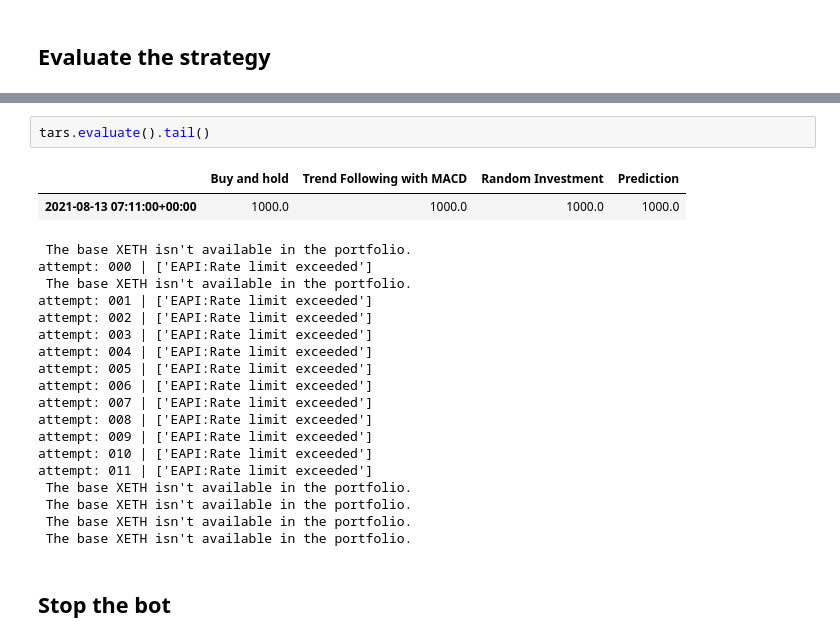
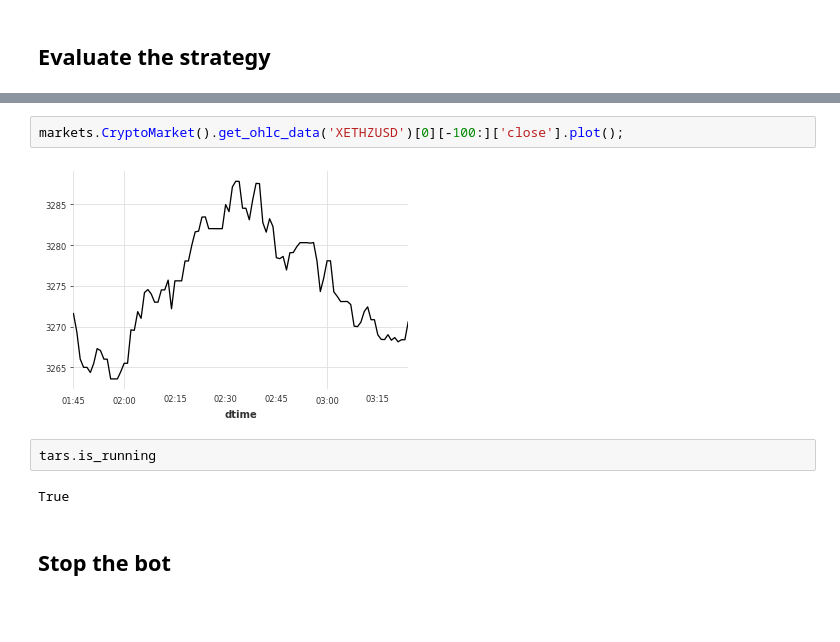
Before and after one commit to fredmontet/tars, a Jupyter notebook: notebooks/tutorials/trade-virtually.ipynb, the cells around one changed output, grey strips where cells are left out. Drawn from its saved outputs; the diff is of its cells as text; blank space fills up the shorter version.

```diff
--- a/notebooks/tutorials/trade-virtually.ipynb
+++ b/notebooks/tutorials/trade-virtually.ipynb
@@ -62,26 +89,11 @@ tars.plot()
-# %%
-tars.evaluate().tail()
-# %% [output]
-|  | Buy and hold | Trend Following with MACD | Random Investment | Prediction |
-| 2021-08-13 07:11:00+00:00 | 1000.0 | 1000.0 | 1000.0 | 1000.0 |
- The base XETH isn't available in the portfolio.
-attempt: 000 | ['EAPI:Rate limit exceeded']
- The base XETH isn't available in the portfolio.
-attempt: 001 | ['EAPI:Rate limit exceeded']
-attempt: 002 | ['EAPI:Rate limit exceeded']
-attempt: 003 | ['EAPI:Rate limit exceeded']
-attempt: 004 | ['EAPI:Rate limit exceeded']
-attempt: 005 | ['EAPI:Rate limit exceeded']
-attempt: 006 | ['EAPI:Rate limit exceeded']
-attempt: 007 | ['EAPI:Rate limit exceeded']
-attempt: 008 | ['EAPI:Rate limit exceeded']
-attempt: 009 | ['EAPI:Rate limit exceeded']
-attempt: 010 | ['EAPI:Rate limit exceeded']
-attempt: 011 | ['EAPI:Rate limit exceeded']
- The base XETH isn't available in the portfolio.
- The base XETH isn't available in the portfolio.
- The base XETH isn't available in the portfolio.
- The base XETH isn't available in the portfolio.
+# %%
+markets.CryptoMarket().get_ohlc_data('XETHZUSD')[0][-100:]['close'].plot();
+# %% [output]
+[figure, added]
+# %%
+tars.is_running
+# %% [output]
+True
 # %% [markdown]
 ## Stop the bot
 # %%
```
Also changed, not shown: parts of 8 cells of this notebook, 16 other files.
